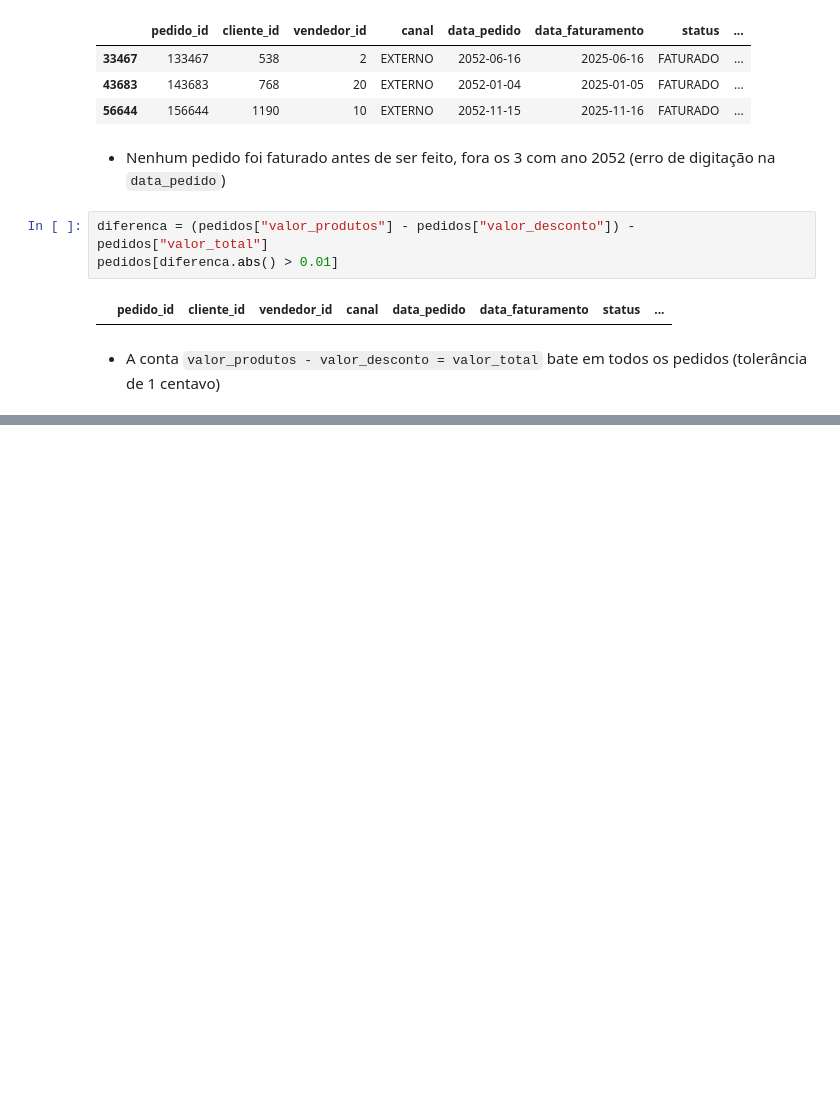
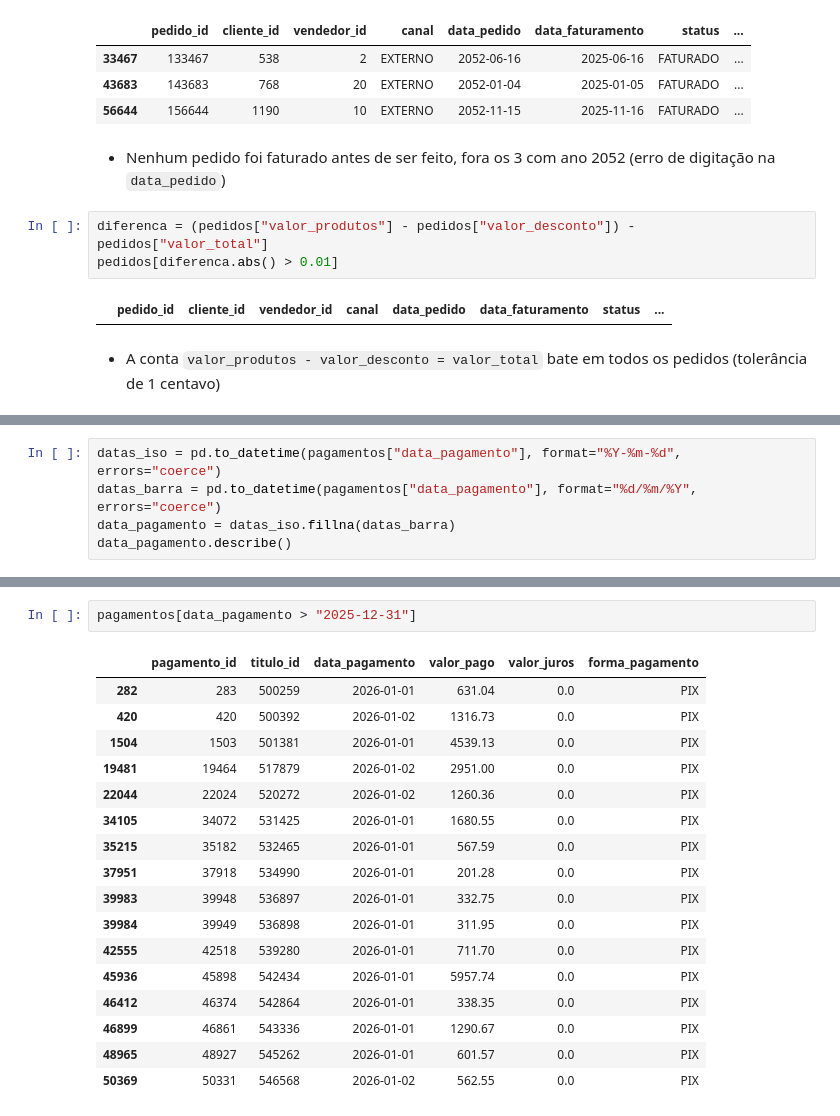
Before and after one commit to fernandesnic/distribuidora-vale-sul, a Jupyter notebook: notebooks/01_exploracao.ipynb, the cells around one changed output, grey strips where cells are left out. Saved outputs shown, nothing was run; the diff lists cells and outputs as text; blank space fills up the shorter version.

```diff
--- a/notebooks/01_exploracao.ipynb
+++ b/notebooks/01_exploracao.ipynb
@@ -463,0 +496,5 @@ Para fazer no fim, depois de explorar todas as tabelas.
+# %%
+datas_iso = pd.to_datetime(pagamentos["data_pagamento"], format="%Y-%m-%d", errors="coerce")
+datas_barra = pd.to_datetime(pagamentos["data_pagamento"], format="%d/%m/%Y", errors="coerce")
+data_pagamento = datas_iso.fillna(datas_barra)
+data_pagamento.describe()
@@ -463,0 +510,20 @@ Para fazer no fim, depois de explorar todas as tabelas.
+# %%
+pagamentos[data_pagamento > "2025-12-31"]
+# %% [output]
+|  | pagamento_id | titulo_id | data_pagamento | valor_pago | valor_juros | forma_pagamento |
+| 282 | 283 | 500259 | 2026-01-01 | 631.04 | 0.0 | PIX |
+| 420 | 420 | 500392 | 2026-01-02 | 1316.73 | 0.0 | PIX |
+| 1504 | 1503 | 501381 | 2026-01-01 | 4539.13 | 0.0 | PIX |
+| 19481 | 19464 | 517879 | 2026-01-02 | 2951.00 | 0.0 | PIX |
+| 22044 | 22024 | 520272 | 2026-01-02 | 1260.36 | 0.0 | PIX |
+| 34105 | 34072 | 531425 | 2026-01-01 | 1680.55 | 0.0 | PIX |
+| 35215 | 35182 | 532465 | 2026-01-01 | 567.59 | 0.0 | PIX |
+| 37951 | 37918 | 534990 | 2026-01-01 | 201.28 | 0.0 | PIX |
+| 39983 | 39948 | 536897 | 2026-01-01 | 332.75 | 0.0 | PIX |
+| 39984 | 39949 | 536898 | 2026-01-01 | 311.95 | 0.0 | PIX |
+| 42555 | 42518 | 539280 | 2026-01-01 | 711.70 | 0.0 | PIX |
+| 45936 | 45898 | 542434 | 2026-01-01 | 5957.74 | 0.0 | PIX |
+| 46412 | 46374 | 542864 | 2026-01-01 | 338.35 | 0.0 | PIX |
+| 46899 | 46861 | 543336 | 2026-01-01 | 1290.67 | 0.0 | PIX |
+| 48965 | 48927 | 545262 | 2026-01-01 | 601.57 | 0.0 | PIX |
+| 50369 | 50331 | 546568 | 2026-01-02 | 562.55 | 0.0 | PIX |
```
Also changed, not shown: parts of 82 cells of this notebook.
